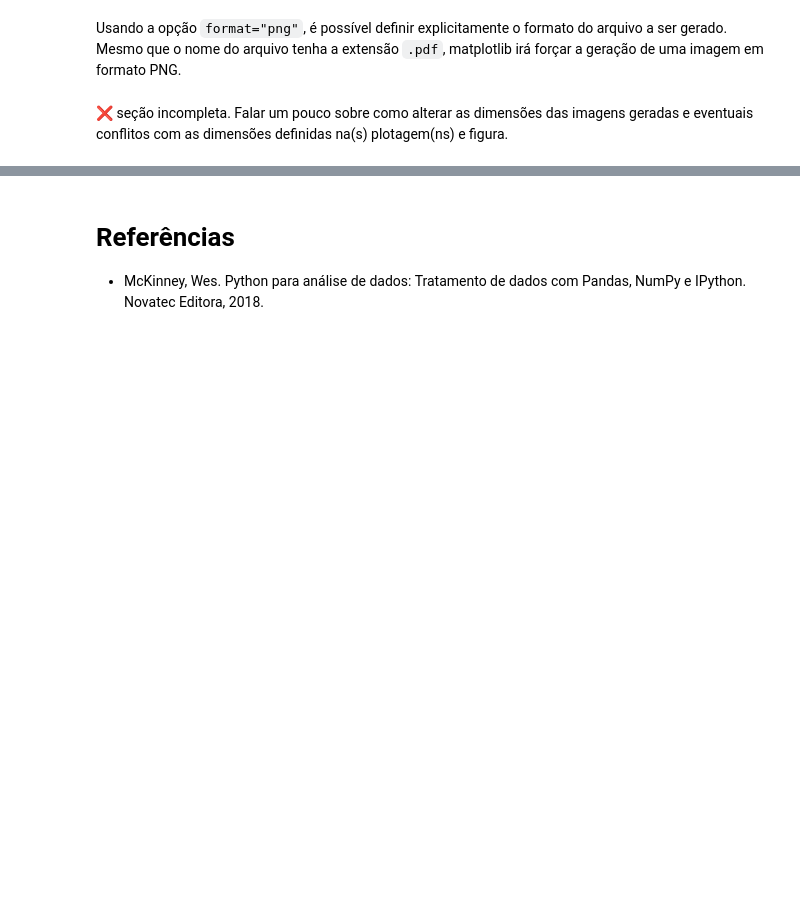
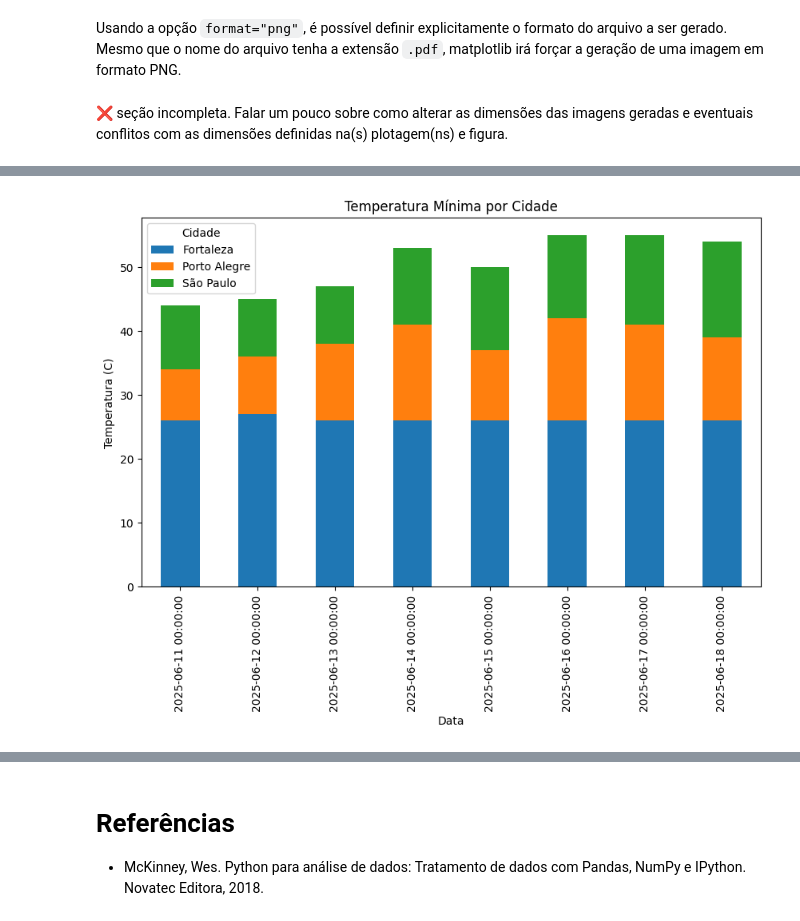
Before and after one commit to SantosRAC/gvenck_python_intro_2025, a Jupyter notebook: Dia_2.ipynb, the cells around one changed output, grey strips where cells are left out. Drawn from its saved outputs; the diff is of its cells as text; code cells hidden in the pictures; blank space fills up the shorter version.

```diff
--- a/Dia_2.ipynb
+++ b/Dia_2.ipynb
@@ -582,0 +614,2 @@ fig.savefig("previsao_do_tempo_sp.pdf", dpi=200, format="png")
+# %%
+previsao_do_tempo_semana_cidades.set_index('Data', inplace=True)
@@ -582,0 +628,2 @@ fig.savefig("previsao_do_tempo_sp.pdf", dpi=200, format="png")
+# %%
+min_temp_df = previsao_do_tempo_semana_cidades[previsao_do_tempo_semana_cidades['Tipo'] == 'Min']
@@ -582,0 +649,2 @@ fig.savefig("previsao_do_tempo_sp.pdf", dpi=200, format="png")
+# %%
+pivot_min_temp = min_temp_df.pivot_table(index='Data', columns='Cidade', values='Temperatura')
@@ -582,0 +680,12 @@ fig.savefig("previsao_do_tempo_sp.pdf", dpi=200, format="png")
+# %%
+# Create a stacked bar plot
+ax = pivot_min_temp.plot(kind='bar', stacked=True, figsize=(10, 6))
+
+# Add title and labels
+ax.set_title('Temperatura Mínima por Cidade')
+ax.set_xlabel('Data')
+ax.set_ylabel('Temperatura (C)')
+
+plt.show()
+# %% [output]
+[figure, added]
```
Also changed, not shown: parts of 47 cells of this notebook.
